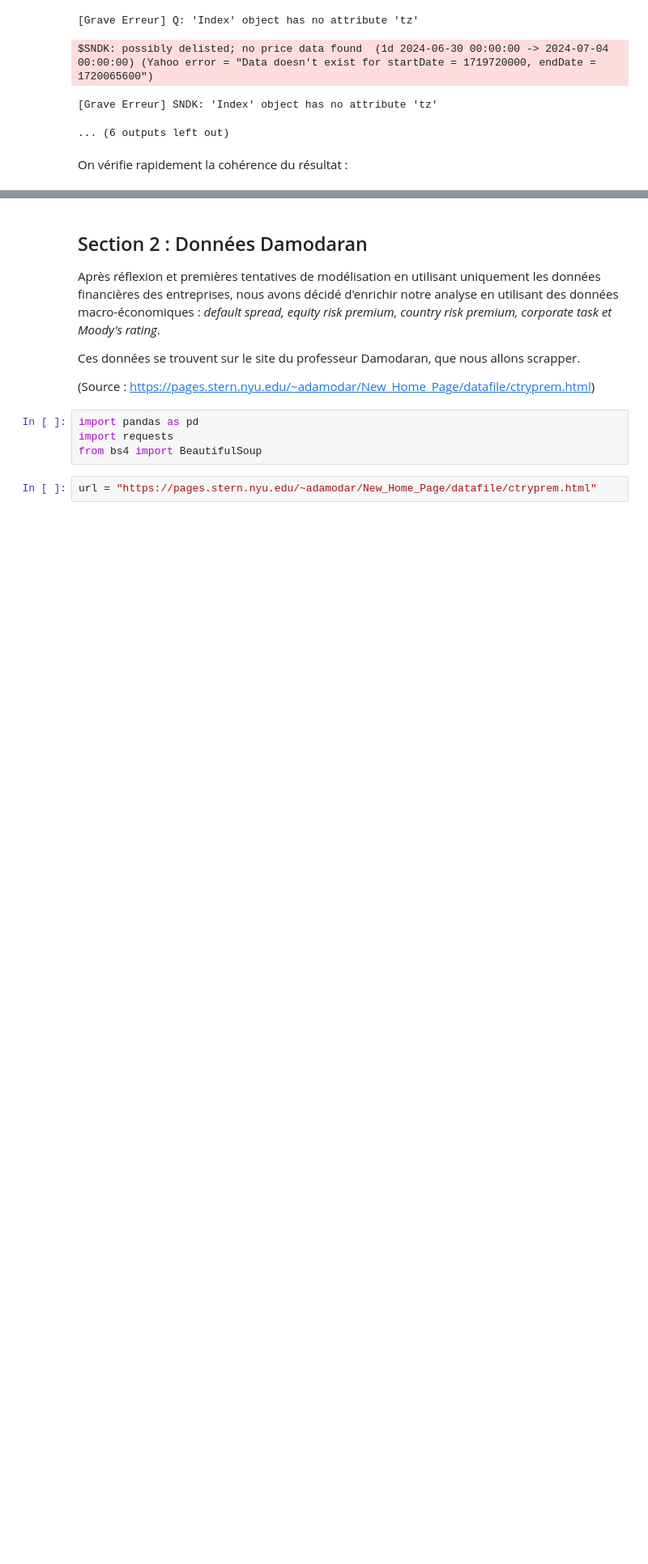
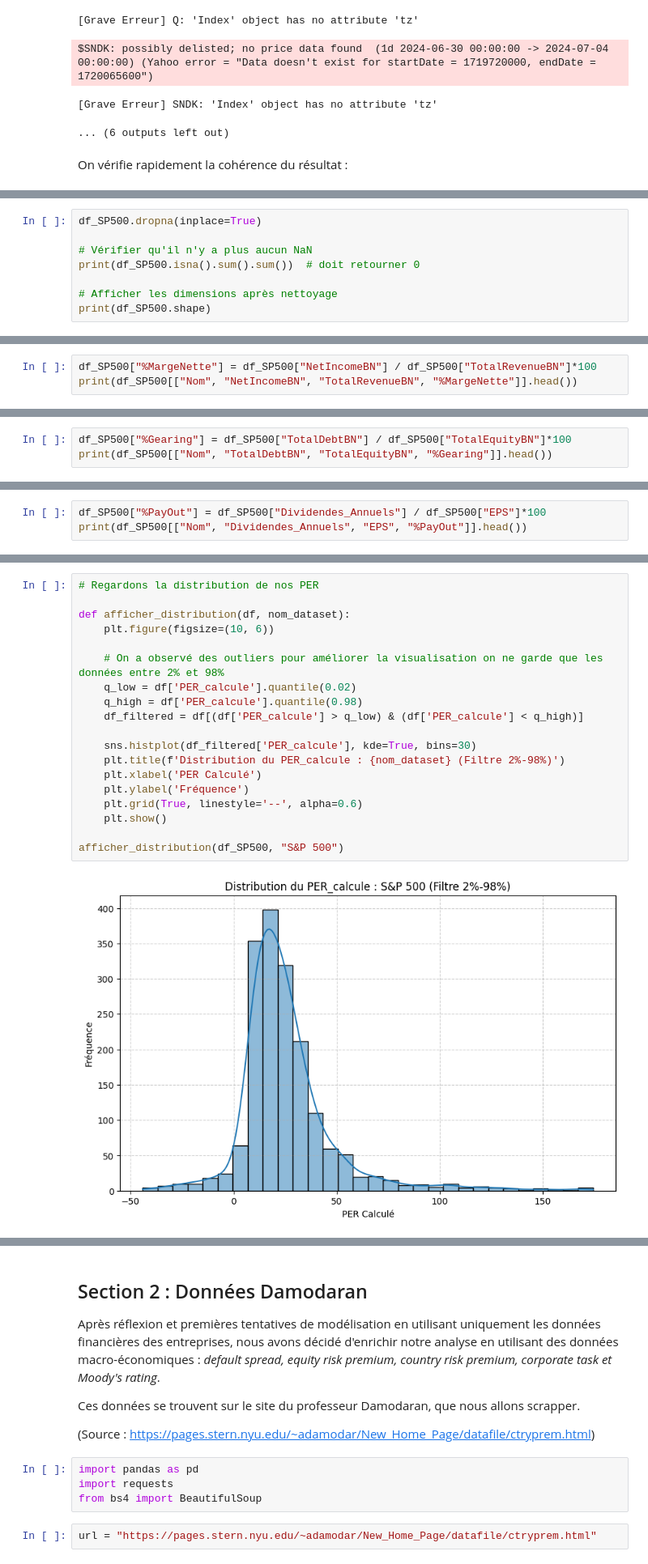
Before and after one commit to tnourlyn/Projet-Python---The-Transatlantic-valuation-guide, a Jupyter notebook: clean_and_collect.ipynb, the cells around one changed output, grey strips where cells are left out. Shown at 81% size. Saved outputs shown, nothing was run; the diff lists cells and outputs as text; blank space fills up the shorter version.

```diff
--- a/clean_and_collect.ipynb
+++ b/clean_and_collect.ipynb
@@ -404,0 +520,8 @@ display(df_sp500.sample(10))
+# %%
+df_SP500.dropna(inplace=True)
+
+# Vérifier qu'il n'y a plus aucun NaN
+print(df_SP500.isna().sum().sum())  # doit retourner 0
+
+# Afficher les dimensions après nettoyage
+print(df_SP500.shape)
@@ -404,0 +563,3 @@ display(df_sp500.sample(10))
+# %%
+df_SP500["%MargeNette"] = df_SP500["NetIncomeBN"] / df_SP500["TotalRevenueBN"]*100
+print(df_SP500[["Nom", "NetIncomeBN", "TotalRevenueBN", "%MargeNette"]].head())
@@ -404,0 +575,3 @@ display(df_sp500.sample(10))
+# %%
+df_SP500["%Gearing"] = df_SP500["TotalDebtBN"] / df_SP500["TotalEquityBN"]*100
+print(df_SP500[["Nom", "TotalDebtBN", "TotalEquityBN", "%Gearing"]].head())
@@ -404,0 +587,3 @@ display(df_sp500.sample(10))
+# %%
+df_SP500["%PayOut"] = df_SP500["Dividendes_Annuels"] / df_SP500["EPS"]*100
+print(df_SP500[["Nom", "Dividendes_Annuels", "EPS", "%PayOut"]].head())
@@ -404,0 +617,21 @@ display(df_sp500.sample(10))
+# %%
+# Regardons la distribution de nos PER
+
+def afficher_distribution(df, nom_dataset):
+    plt.figure(figsize=(10, 6))
+
+    # On a observé des outliers pour améliorer la visualisation on ne garde que les données entre 2% et 98%
+    q_low = df['PER_calcule'].quantile(0.02)
+    q_high = df['PER_calcule'].quantile(0.98)
+    df_filtered = df[(df['PER_calcule'] > q_low) & (df['PER_calcule'] < q_high)]
+
+    sns.histplot(df_filtered['PER_calcule'], kde=True, bins=30)
+    plt.title(f'Distribution du PER_calcule : {nom_dataset} (Filtre 2%-98%)')
+    plt.xlabel('PER Calculé')
+    plt.ylabel('Fréquence')
+    plt.grid(True, linestyle='--', alpha=0.6)
+    plt.show()
+
+afficher_distribution(df_SP500, "S&P 500")
+# %% [output]
+[figure, added]
```
Also changed, not shown: parts of 101 cells of this notebook, 6 other files.
